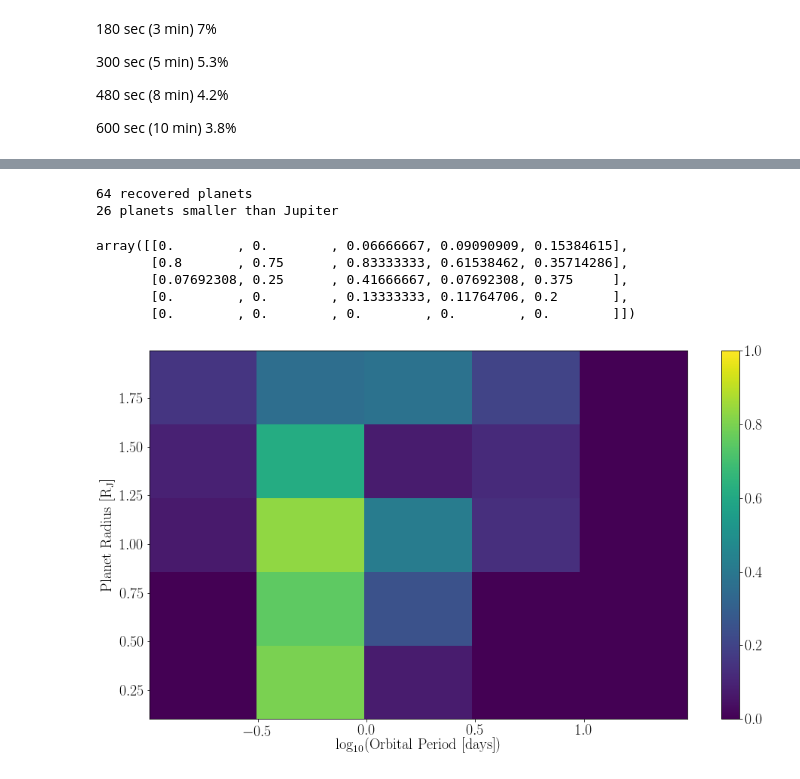
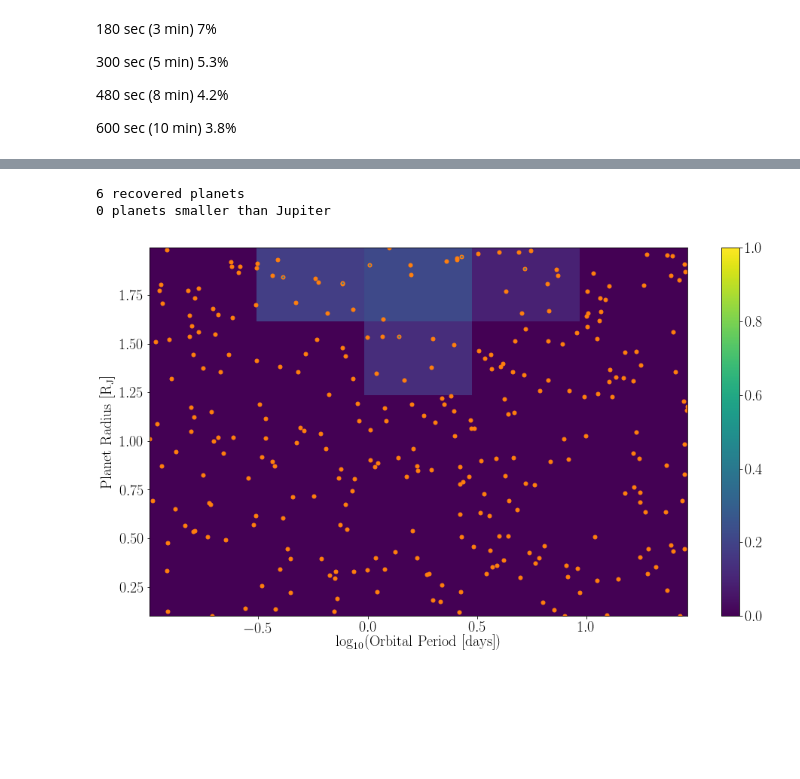
Before and after one commit to RuthAngus/extragalactic-exoplanets, a Jupyter notebook: Proof-of-concept.ipynb, the cells around one changed output, grey strips where cells are left out. Cells and saved outputs as stored; diff of their text form; code cells hidden in the pictures; blank space fills up the shorter version.

```diff
--- a/Proof-of-concept.ipynb
+++ b/Proof-of-concept.ipynb
@@ -436,13 +447,9 @@ array([[0.        , 0.125     , 0.13333333, 0.        , 0.15384615],
 # %%
-recovered = run_bls(porbs, radii, cadence_minutes=8, precision=4.2, baseline=20, nights=True)
-make_plot(recovered, porbs, radii)
+recovered, maxpower, tces = run_bls(porbs, radii, cadence_minutes=8, precision=4.2, baseline=20, nights=True)
-# %% [output]
-64 recovered planets
-26 planets smaller than Jupiter
-array([[0.        , 0.        , 0.06666667, 0.09090909, 0.15384615],
-       [0.8       , 0.75      , 0.83333333, 0.61538462, 0.35714286],
-       [0.07692308, 0.25      , 0.41666667, 0.07692308, 0.375     ],
-       [0.        , 0.        , 0.13333333, 0.11764706, 0.2       ],
-       [0.        , 0.        , 0.        , 0.        , 0.        ]])
-[figure, removed]
+# %%
+H8 = make_plot(recovered, tces, porbs, radii)
+# %% [output]
+6 recovered planets
+0 planets smaller than Jupiter
+[figure, added]
 # %%
```
Also changed, not shown: parts of 11 cells of this notebook, 1 other file.
